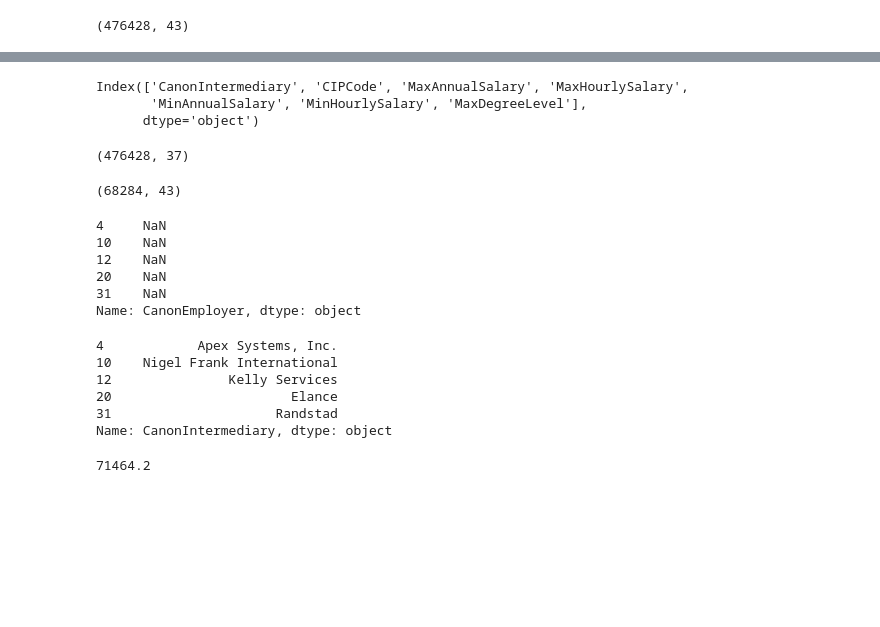
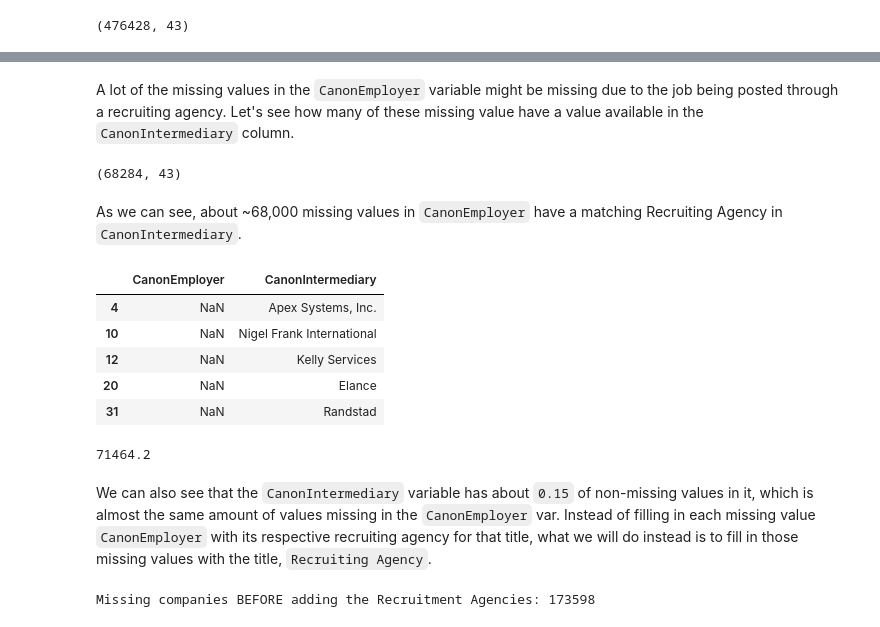
Before and after one commit to ramonprz01/bg-insead-project, a Jupyter notebook: unsupervised_ml/clustering_test.ipynb, the cells around one changed output, grey strips where cells are left out. Drawn from its saved outputs; the diff is of its cells as text; code cells hidden in the pictures; blank space fills up the shorter version.

```diff
--- a/unsupervised_ml/clustering_test.ipynb
+++ b/unsupervised_ml/clustering_test.ipynb
@@ -8,6 +8,7 @@ import matplotlib.pyplot as plt
 import seaborn as sns
 from pprint import pprint
 
+pd.set_option('display.max_columns', None)
 
 %matplotlib inline
 # %%
@@ -74,41 +74,30 @@ year                                 0.000000
 dtype: float64
-# %%
-to_drop_cols = (missing_pct[missing_pct > 75]).index
-to_drop_cols
-# %% [output]
-Index(['CanonIntermediary', 'CIPCode', 'MaxAnnualSalary', 'MaxHourlySalary',
-       'MinAnnualSalary', 'MinHourlySalary', 'MaxDegreeLevel'],
-      dtype='object')
-# %%
-df.drop(to_drop_cols, axis=1, inplace=True)
-df.shape
-# %% [output]
-(476428, 37)
+# %% [markdown]
+A lot of the missing values in the `CanonEmployer` variable might be missing due to the job being posted through a recruiting agency. Let's see how many of these missing value have a value available in the `CanonIntermediary` column.
 # %%
 df.loc[(df['CanonEmployer'].isna()) & (df['CanonIntermediary'].notna()), :].shape
 # %% [output]
 (68284, 43)
+# %% [markdown]
+As we can see, about ~68,000 missing values in `CanonEmployer` have a matching Recruiting Agency in `CanonIntermediary`.
 # %%
-df.loc[(df['CanonEmployer'].isna()) & (df['CanonIntermediary'].notna()), :]['CanonEmployer'].head()
+df.loc[(df['CanonEmployer'].isna()) & (df['CanonIntermediary'].notna()), ['CanonEmployer', 'CanonIntermediary']].head()
 # %% [output]
-4     NaN
-10    NaN
-12    NaN
-20    NaN
-31    NaN
-Name: CanonEmployer, dtype: object
+|  | CanonEmployer | CanonIntermediary |
+| 4 | NaN | Apex Systems, Inc. |
+| 10 | NaN | Nigel Frank International |
+| 12 | NaN | Kelly Services |
+| 20 | NaN | Elance |
+| 31 | NaN | Randstad |
-# %%
-df.loc[(df['CanonEmployer'].isna()) & (df['CanonIntermediary'].notna()), :]['CanonIntermediary'].head()
-# %% [output]
-4            Apex Systems, Inc.
-10    Nigel Frank International
-12               Kelly Services
-20                       Elance
-31                     Randstad
-Name: CanonIntermediary, dtype: object
 # %%
 df.shape[0] * .15
 # %% [output]
 71464.2
+# %% [markdown]
+We can also see that the `CanonIntermediary` variable has about `0.15` of non-missing values in it, which is almost the same amount of values missing in the `CanonEmployer` var. Instead of filling in each missing value `CanonEmployer` with its respective recruiting agency for that title, what we will do instead is to fill in those missing values with the title, `Recruiting Agency`.
+# %%
+print(f'Missing companies BEFORE adding the Recruitment Agencies: {df.CanonEmployer.isna().sum()}')
+# %% [output]
+Missing companies BEFORE adding the Recruitment Agencies: 173598
 # %%
 df.loc[(df['CanonEmployer'].isna()) & (df['CanonIntermediary'].notna()), 'CanonEmployer'] = 'Recruiting Agency'
```
Also changed, not shown: parts of 23 cells of this notebook.
